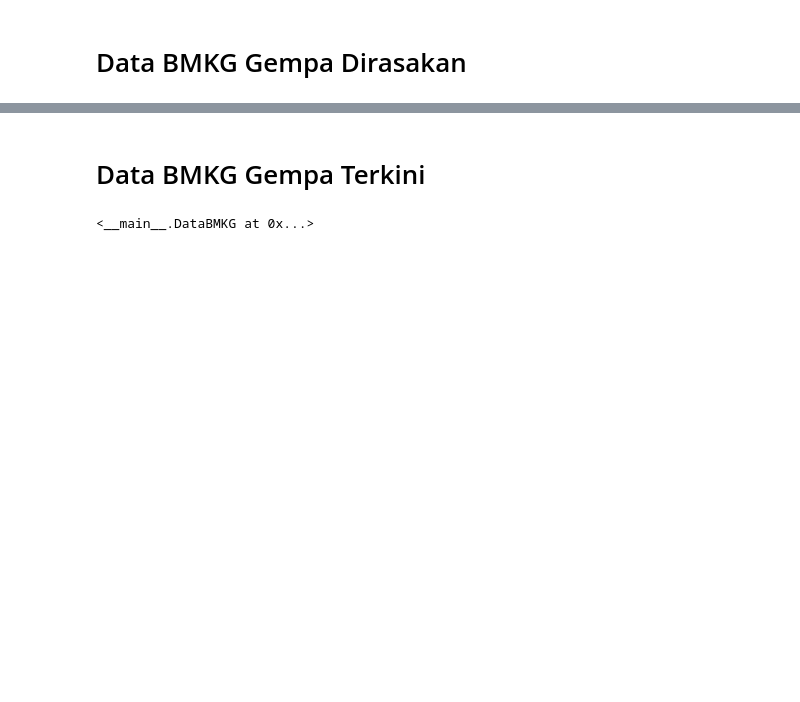
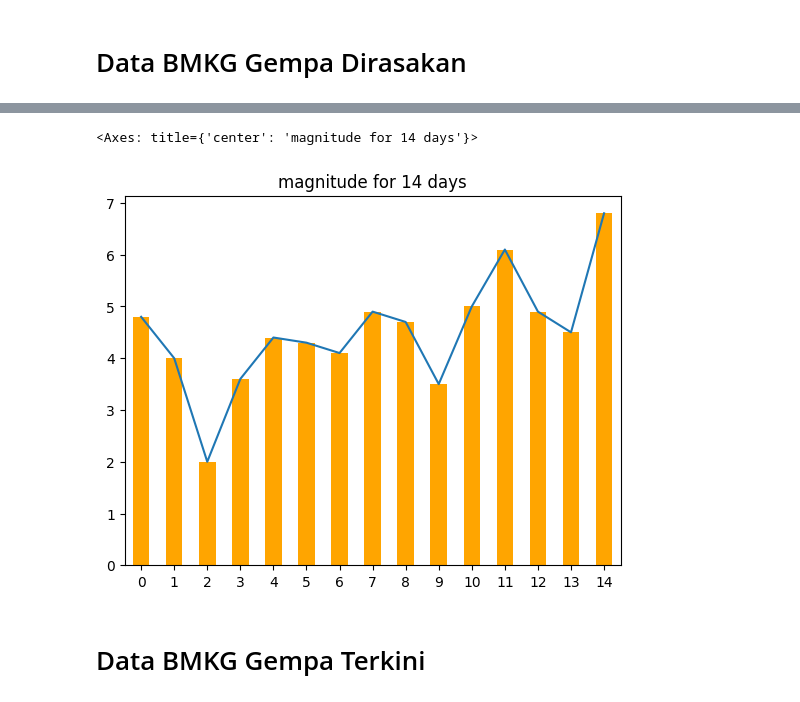
Before and after one commit to amflab/AnalystBMKG, a Jupyter notebook: analyst.ipynb, the cells around one changed output, grey strips where cells are left out. Saved outputs shown, nothing was run; the diff lists cells and outputs as text; code cells hidden in the pictures; blank space fills up the shorter version.

```diff
--- a/analyst.ipynb
+++ b/analyst.ipynb
@@ -191,3 +191,11 @@ Estimated distance: 1678.90 kilometers
 [interactive output not drawn]
 # %% [markdown]
 # Data BMKG Gempa Dirasakan
+# %%
+datafeltquake = pd.read_csv('dataset/gempadirasakan.csv')
+
+datafeltquake.drop(datafeltquake.columns[
+    datafeltquake.columns.str.contains(
+    'unnamed', case=False)], axis=1, inplace=True)
+
+display(datafeltquake)
@@ -194,6 +219,8 @@ Estimated distance: 1678.90 kilometers
+# %%
+datafeltquake['Magnitude'].plot(kind="bar", color='orange', title="magnitude for 14 days")
+datafeltquake['Magnitude'].plot(kind="line", title="magnitude for 14 days")
+# %% [output]
+<Axes: title={'center': 'magnitude for 14 days'}>
+[figure, added]
 # %% [markdown]
 # Data BMKG Gempa Terkini
-# %%
-DataBMKG(gempabumiterkini)
-# %% [output]
-<__main__.DataBMKG at 0x...>
```
Also changed, not shown: parts of 3 cells of this notebook, 1 other file.
